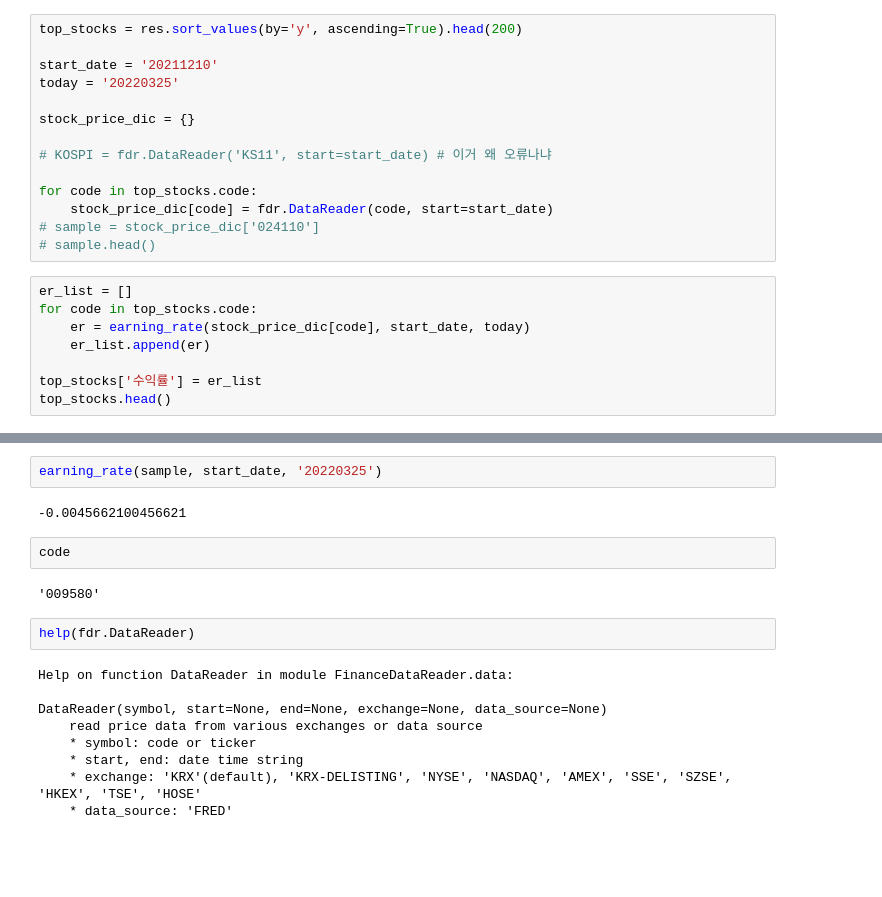
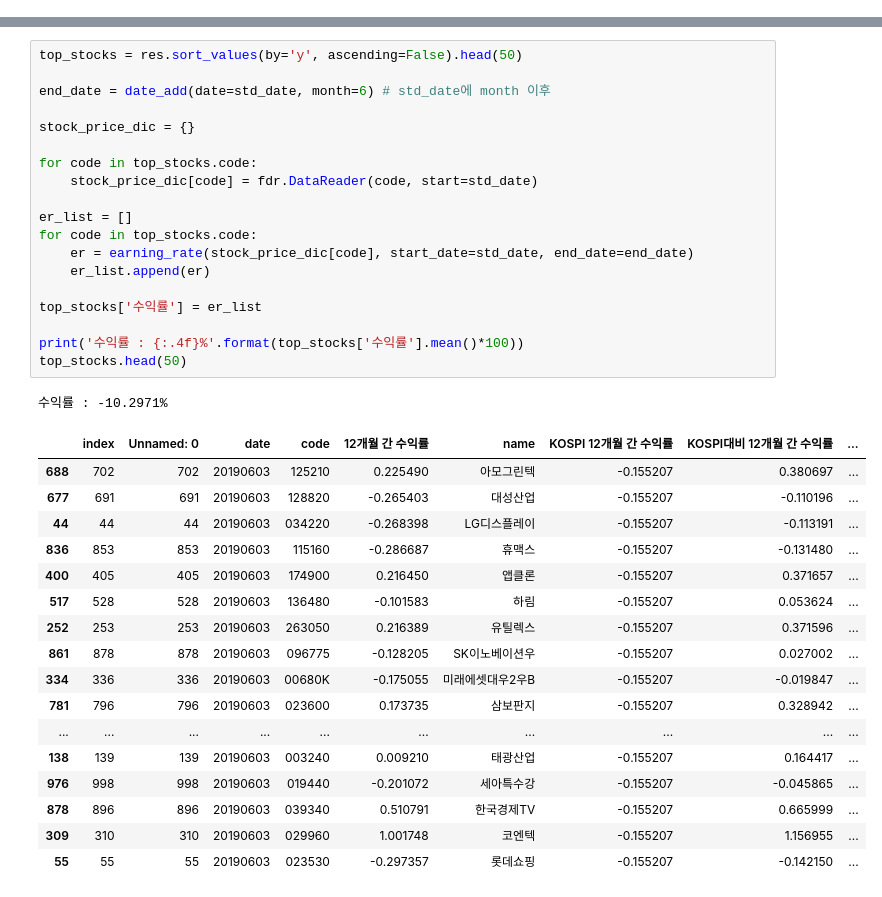
Before and after one commit to GrilledSalmon/section3-project, a Jupyter notebook: model_check_220325/model_performance_check.ipynb, the cells around one changed output, grey strips where cells are left out. Cells and saved outputs as stored; diff of their text form; blank space fills up the shorter version.

```diff
--- a/model_check_220325/model_performance_check.ipynb
+++ b/model_check_220325/model_performance_check.ipynb
@@ -98,22 +95,0 @@ plt.show()
-# %%
-top_stocks = res.sort_values(by='y', ascending=True).head(200)
-
-start_date = '20211210'
-today = '20220325'
-
-stock_price_dic = {}
-
-# KOSPI = fdr.DataReader('KS11', start=start_date) # 이거 왜 오류나냐
-
-for code in top_stocks.code:
-    stock_price_dic[code] = fdr.DataReader(code, start=start_date)
-# sample = stock_price_dic['024110']
-# sample.head()
-# %%
-er_list = []
-for code in top_stocks.code:
-    er = earning_rate(stock_price_dic[code], start_date, today)
-    er_list.append(er)
-
-top_stocks['수익률'] = er_list
-top_stocks.head()
@@ -131,19 +96,38 @@ top_stocks['수익률'].mean()*100
-# %%
-earning_rate(sample, start_date, '20220325')
-# %% [output]
--0.0045662100456621
-# %%
-code
-# %% [output]
-'009580'
-# %%
-help(fdr.DataReader)
-# %% [output]
-Help on function DataReader in module FinanceDataReader.data:
-
-DataReader(symbol, start=None, end=None, exchange=None, data_source=None)
-    read price data from various exchanges or data source
-    * symbol: code or ticker
-    * start, end: date time string
-    * exchange: 'KRX'(default), 'KRX-DELISTING', 'NYSE', 'NASDAQ', 'AMEX', 'SSE', 'SZSE', 'HKEX', 'TSE', 'HOSE'
-    * data_source: 'FRED'
+# %%
+top_stocks = res.sort_values(by='y', ascending=False).head(50)
+
+end_date = date_add(date=std_date, month=6) # std_date에 month 이후
+
+stock_price_dic = {}
+
+for code in top_stocks.code:
+    stock_price_dic[code] = fdr.DataReader(code, start=std_date)
+
+er_list = []
+for code in top_stocks.code:
+    er = earning_rate(stock_price_dic[code], start_date=std_date, end_date=end_date)
+    er_list.append(er)
+
+top_stocks['수익률'] = er_list
+
+print('수익률 : {:.4f}%'.format(top_stocks['수익률'].mean()*100))
+top_stocks.head(50)
+# %% [output]
+수익률 : -10.2971%
+|  | index | Unnamed: 0 | date | code | 12개월 간 수익률 | name | KOSPI 12개월 간 수익률 | KOSPI대비 12개월 간 수익률 | ... |
+| 688 | 702 | 702 | 20190603 | 125210 | 0.225490 | 아모그린텍 | -0.155207 | 0.380697 | ... |
+| 677 | 691 | 691 | 20190603 | 128820 | -0.265403 | 대성산업 | -0.155207 | -0.110196 | ... |
+| 44 | 44 | 44 | 20190603 | 034220 | -0.268398 | LG디스플레이 | -0.155207 | -0.113191 | ... |
+| 836 | 853 | 853 | 20190603 | 115160 | -0.286687 | 휴맥스 | -0.155207 | -0.131480 | ... |
+| 400 | 405 | 405 | 20190603 | 174900 | 0.216450 | 앱클론 | -0.155207 | 0.371657 | ... |
+| 517 | 528 | 528 | 20190603 | 136480 | -0.101583 | 하림 | -0.155207 | 0.053624 | ... |
+| 252 | 253 | 253 | 20190603 | 263050 | 0.216389 | 유틸렉스 | -0.155207 | 0.371596 | ... |
+| 861 | 878 | 878 | 20190603 | 096775 | -0.128205 | SK이노베이션우 | -0.155207 | 0.027002 | ... |
+| 334 | 336 | 336 | 20190603 | 00680K | -0.175055 | 미래에셋대우2우B | -0.155207 | -0.019847 | ... |
+| 781 | 796 | 796 | 20190603 | 023600 | 0.173735 | 삼보판지 | -0.155207 | 0.328942 | ... |
+| ... | ... | ... | ... | ... | ... | ... | ... | ... | ... |
+| 138 | 139 | 139 | 20190603 | 003240 | 0.009210 | 태광산업 | -0.155207 | 0.164417 | ... |
+| 976 | 998 | 998 | 20190603 | 019440 | -0.201072 | 세아특수강 | -0.155207 | -0.045865 | ... |
+| 878 | 896 | 896 | 20190603 | 039340 | 0.510791 | 한국경제TV | -0.155207 | 0.665999 | ... |
+| 309 | 310 | 310 | 20190603 | 029960 | 1.001748 | 코엔텍 | -0.155207 | 1.156955 | ... |
+| 55 | 55 | 55 | 20190603 | 023530 | -0.297357 | 롯데쇼핑 | -0.155207 | -0.142150 | ... |
```
Also changed, not shown: parts of 14 cells of this notebook, 17 other files.
